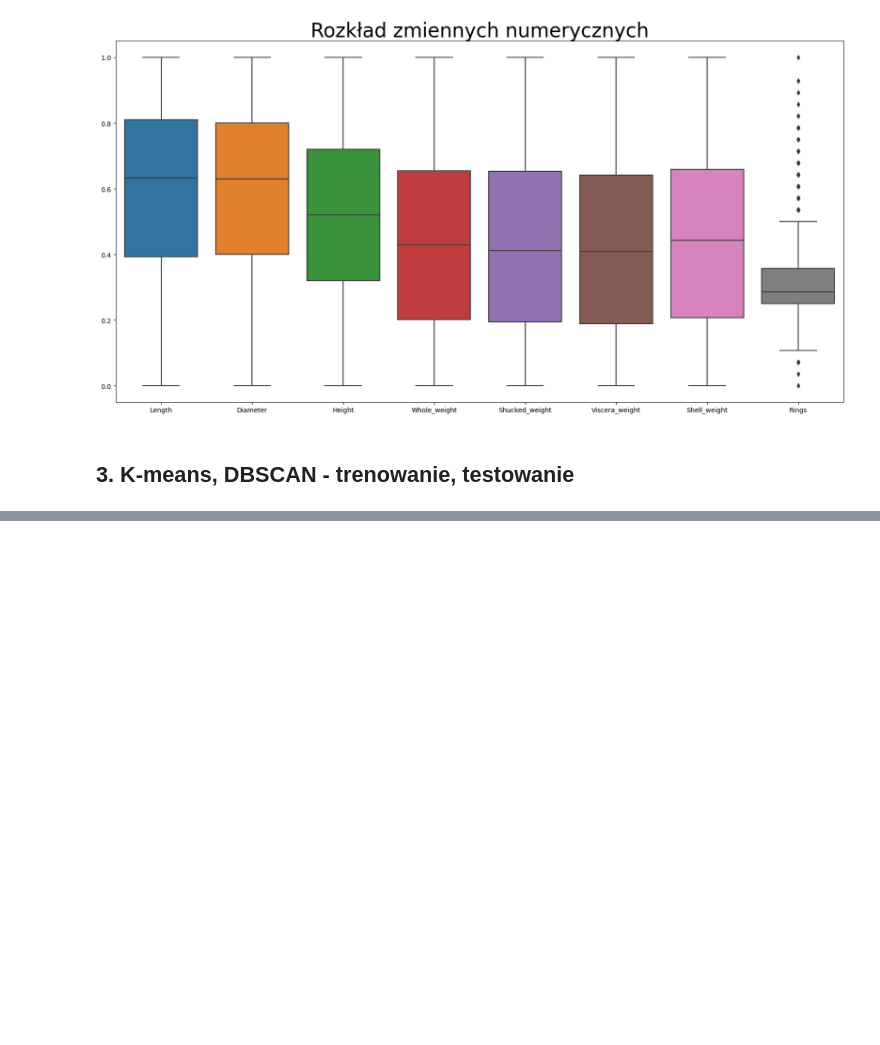
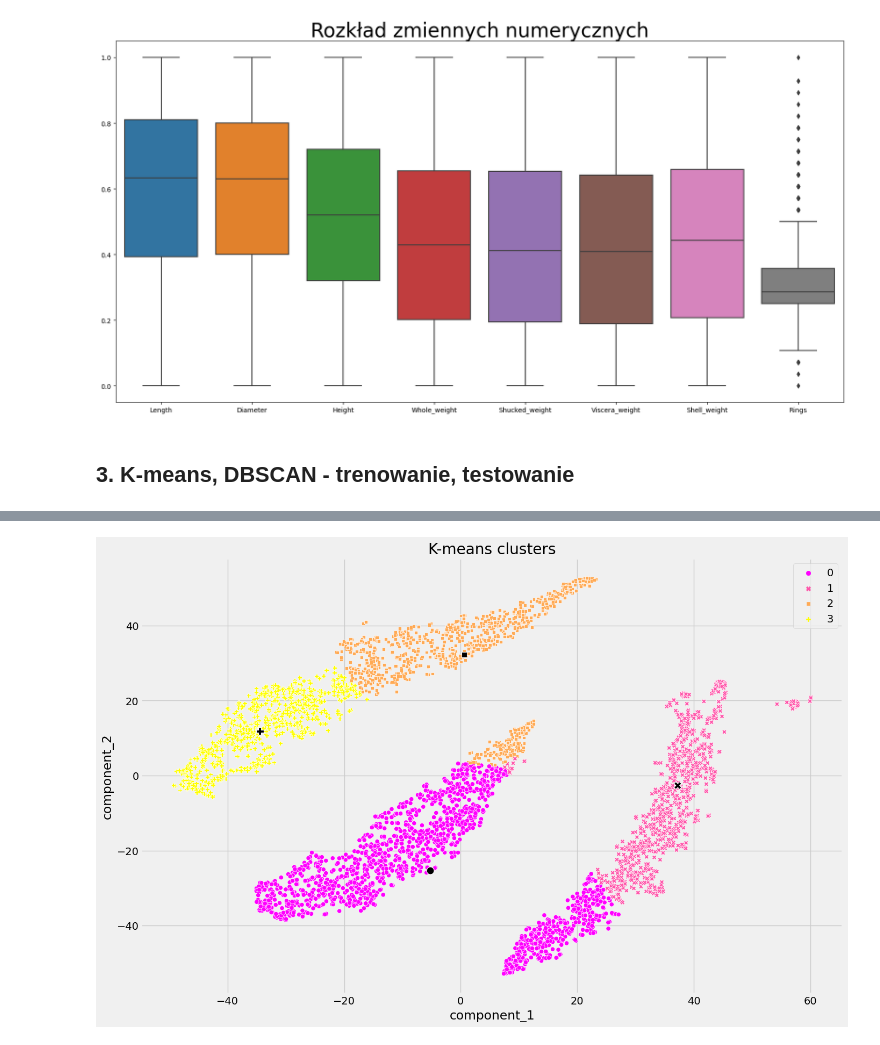
Before and after one commit to mweuro/ML_2024, a Jupyter notebook: task_4/ML_4.ipynb, the cells around one changed output, grey strips where cells are left out. Cells and saved outputs as stored; diff of their text form; code cells hidden in the pictures; blank space fills up the shorter version.

```diff
--- a/task_4/ML_4.ipynb
+++ b/task_4/ML_4.ipynb
@@ -311,3 +345,7 @@ model.elbow_plot()
+# %%
+model.clusters_plot(k = 4)
+# %% [output]
+[figure, added]
 # %%
 # def dbscan_model():
 
```
Also changed, not shown: parts of 5 cells of this notebook.
